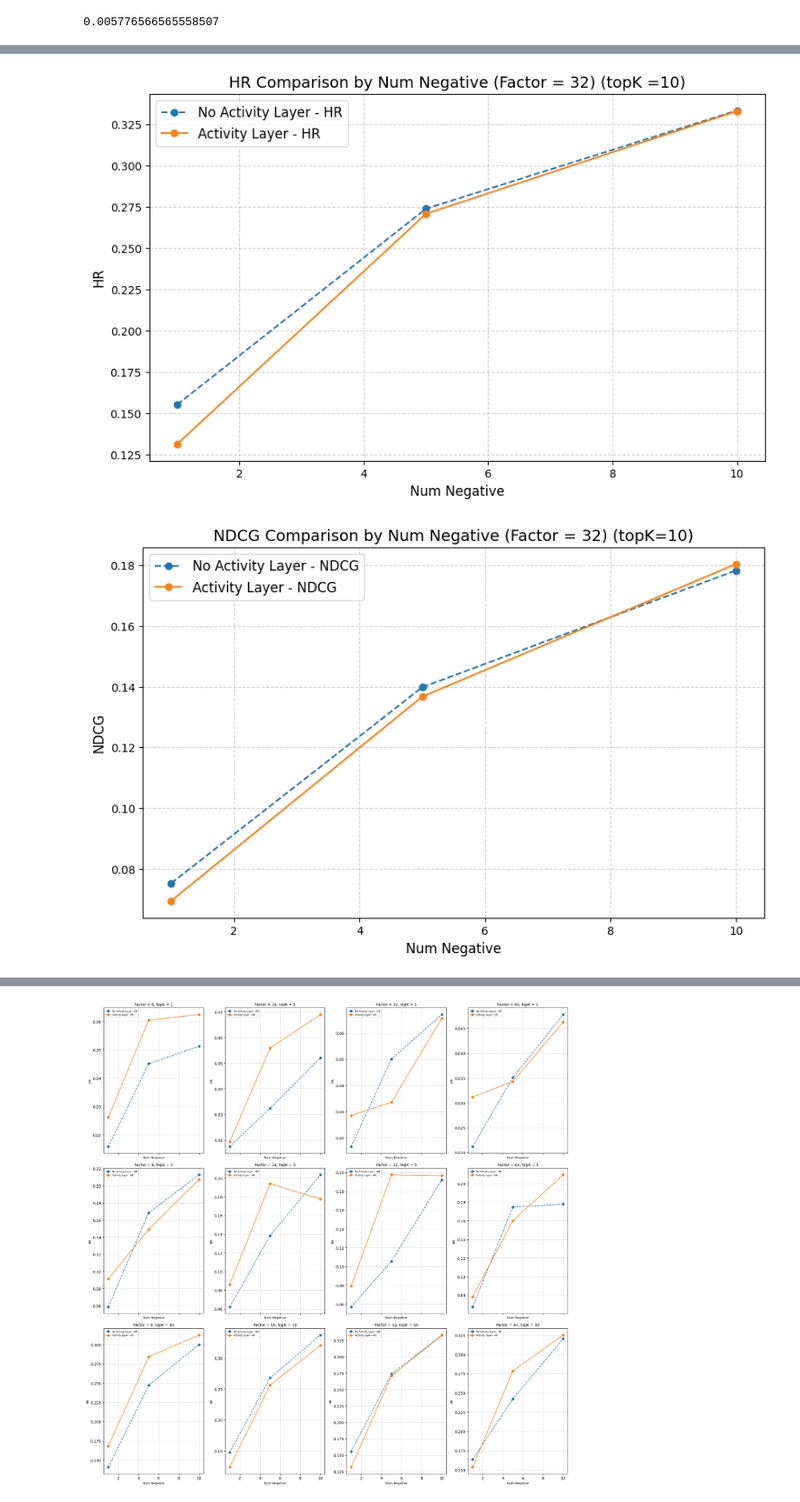
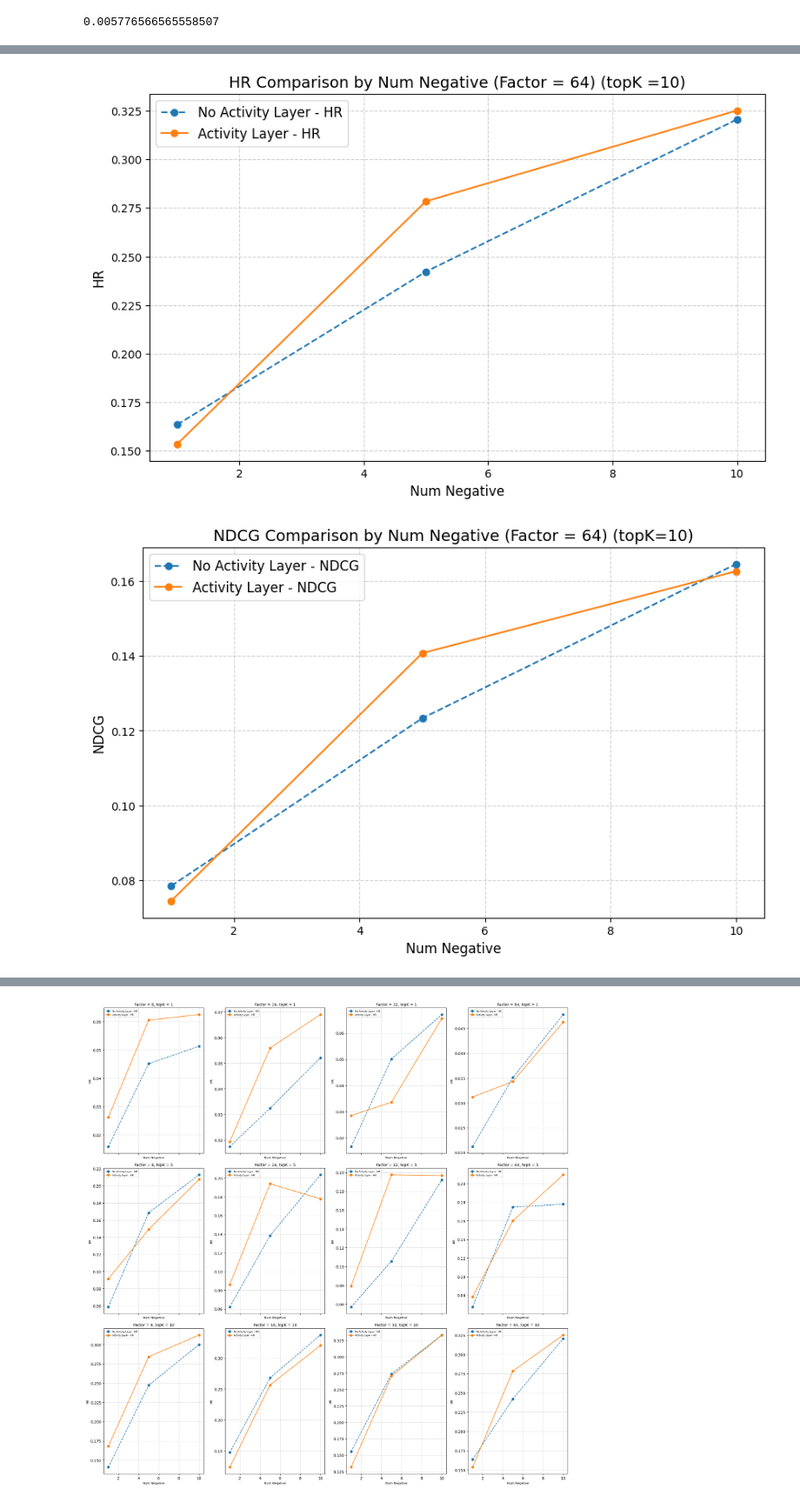
Before and after one commit to maxvcbhan/ML-project-NCNF, a Jupyter notebook: training-analyze.ipynb, the cells around one changed output, grey strips where cells are left out. Shown at 87% size. Cells and saved outputs as stored; diff of their text form; code cells hidden in the pictures.

```diff
--- a/training-analyze.ipynb
+++ b/training-analyze.ipynb
@@ -608,39 +1089,41 @@ plt.show()
 [figure]
 # %%
 # Filter data where factor = 32 and topK = 10
-filtered_data_num_negative = df_combined[(df_combined["factor"] == 32) & (df_combined["topK"] == 10)]
+filtered_data_num_negative = df_combined[(df_combined["factor"] == 64) & (df_combined["topK"] == 10)]
 
 # Create separate dataframes for each type
 no_activity_layer_num_negative = filtered_data_num_negative[filtered_data_num_negative["type"] == "no activity layer"]
 activity_layer_num_negative = filtered_data_num_negative[filtered_data_num_negative["type"] == "activity layer"]
 
 
 
 # Create separate dataframes for each type
 no_activity_layer_num_negative = filtered_data_num_negative[filtered_data_num_negative["type"] == "no activity layer"]
 activity_layer_num_negative = filtered_data_num_negative[filtered_data_num_negative["type"] == "activity layer"]
 
 # Plot HR comparison
 plt.figure(figsize=(10, 6))
 plt.plot(no_activity_layer_num_negative["num_negative"], no_activity_layer_num_negative["HR"], marker='o', label="No Activity Layer - HR", linestyle='--')
 plt.plot(activity_layer_num_negative["num_negative"], activity_layer_num_negative["HR"], marker='o', label="Activity Layer - HR", linestyle='-')
-plt.title("HR Comparison by Num Negative (Factor = 32) (topK =10)", fontsize=14)
+plt.title("HR Comparison by Num Negative (Factor = 64) (topK =10)", fontsize=14)
 plt.xlabel("Num Negative", fontsize=12)
 plt.ylabel("HR", fontsize=12)
 plt.legend(fontsize=12)
 plt.grid(True, linestyle="--", alpha=0.6)
+plt.savefig("./chart/hr_num_negative.png",dpi=300)
 plt.show()
 
 # Plot NDCG comparison
 plt.figure(figsize=(10, 6))
 plt.plot(no_activity_layer_num_negative["num_negative"], no_activity_layer_num_negative["NDCG"], marker='o', label="No Activity Layer - NDCG", linestyle='--')
 plt.plot(activity_layer_num_negative["num_negative"], activity_layer_num_negative["NDCG"], marker='o', label="Activity Layer - NDCG", linestyle='-')
-plt.title("NDCG Comparison by Num Negative (Factor = 32) (topK=10)", fontsize=14)
+plt.title("NDCG Comparison by Num Negative (Factor = 64) (topK=10)", fontsize=14)
 plt.xlabel("Num Negative", fontsize=12)
 plt.ylabel("NDCG", fontsize=12)
 plt.legend(fontsize=12)
 plt.grid(True, linestyle="--", alpha=0.6)
+plt.savefig("./chart/ndcg_num_negative.png",dpi=300)
 plt.show()
 # %% [output]
-[figure, old version]
+[figure, new version]
-[figure, old version]
+[figure, new version]
```
Also changed, not shown: parts of 12 cells of this notebook.
